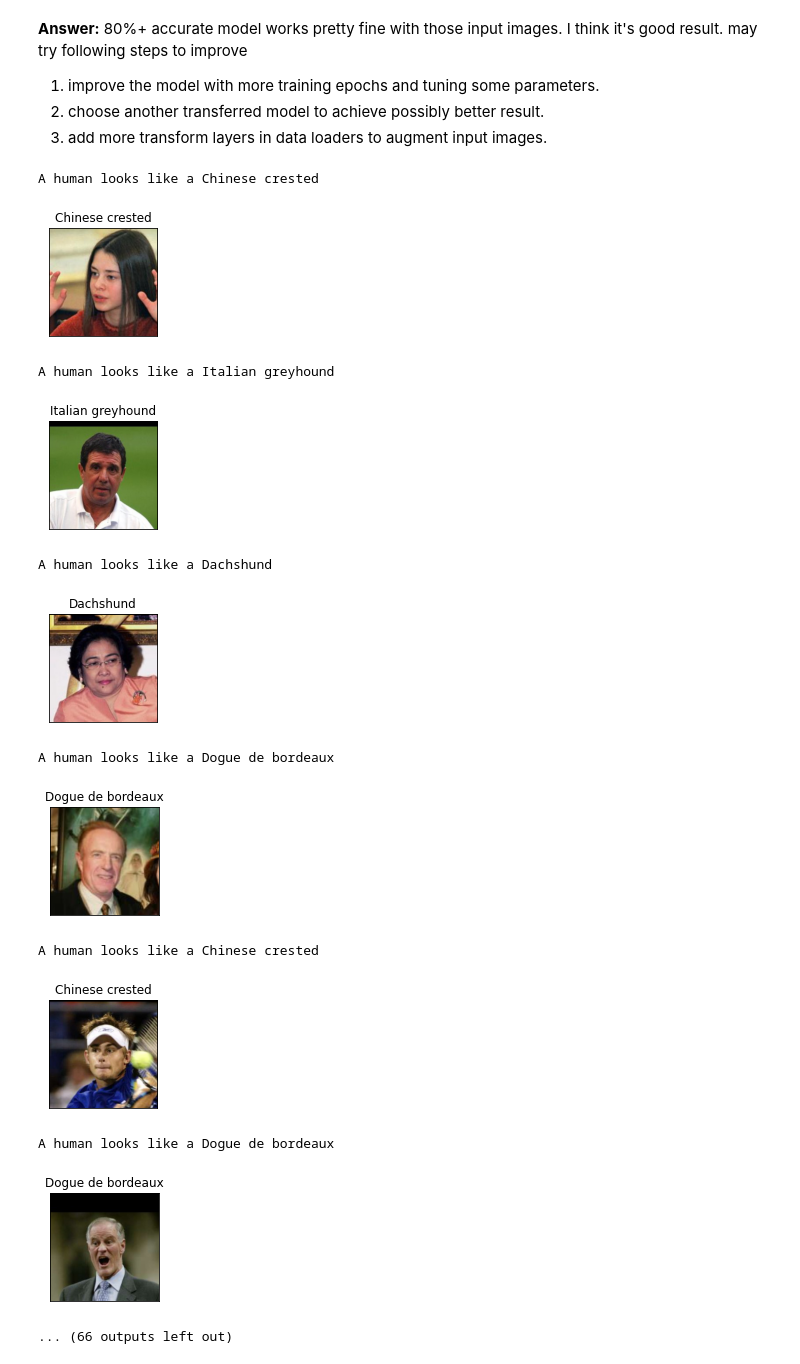
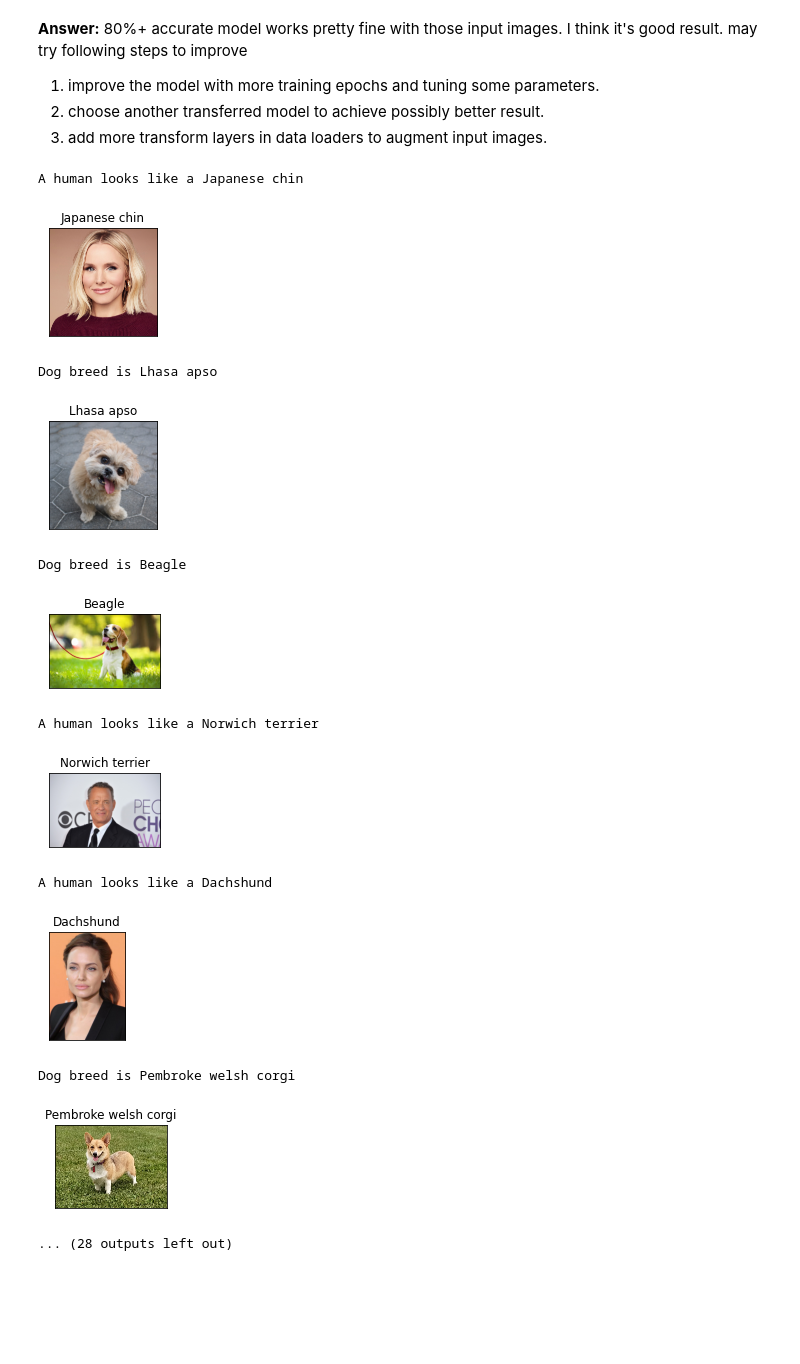
Before and after one commit to binit92/deeplearningpytorch, a Jupyter notebook: Dog-breed/dog_app.ipynb, the cells around one changed output. Saved outputs shown, nothing was run; the diff lists cells and outputs as text; code cells hidden in the pictures; blank space fills up the shorter version.

Commit message:
update dog breed classification and report files

```diff
--- a/Dog-breed/dog_app.ipynb
+++ b/Dog-breed/dog_app.ipynb
@@ -720,3 +720,5 @@ Write a function that takes an image path as input and returns the dog breed (`A
 data_transfer = {'train':train_data,
                  'valid':valid_data,
                  'test':test_data}
+# %%
+model_transfer.load_state_dict(torch.load('model_transfer.pt'))
@@ -730,8 +734,10 @@ class_names = [item[4:].replace("_", " ") for item in data_transfer['train'].cla
 def predict_breed_transfer(img_path):
     # load the image and return the predicted breed
     image = Image.open(img_path)
-    data_transform = transforms.Compose([transforms.RandomResizedCrop(224),
-                                      transforms.ToTensor()])
+    data_transform = transforms.Compose([transforms.Resize(256),
+                                  transforms.CenterCrop(224),
+                                 transforms.ToTensor(),
+                                 transforms.Normalize(mean=[0.485, 0.456, 0.406], std=[0.229, 0.224, 0.225])])
     image = data_transform(image)
     image = image.unsqueeze(0)
     model_transfer.eval()
@@ -804,25 +810,23 @@ may try following steps to improve
 # %%
 ## TODO: Execute your algorithm from Step 6 on
 ## at least 6 images on your computer.
 ## Feel free to use as many code cells as needed.
-human_indices = np.random.randint(len(human_files), size=20)
-dog_indices = np.random.randint(len(dog_files), size=20)
-human_inputs = [human_files[i] for i in human_indices]
-dog_inputs = [dog_files[i] for i in dog_indices]
+human_dog_files = np.array(glob("img/*"))
+
 ## suggested code, below
-for file in np.hstack((human_inputs[:20], dog_inputs[:20])):
+for file in human_dog_files:
     run_app(file)
 # %% [output]
-A human looks like a Chinese crested
+A human looks like a Japanese chin
-[figure, old version]
+[figure, new version]
-A human looks like a Italian greyhound
+Dog breed is Lhasa apso
-[figure, old version]
+[figure, new version]
-A human looks like a Dachshund
+Dog breed is Beagle
-[figure, old version]
+[figure, new version]
-A human looks like a Dogue de bordeaux
+A human looks like a Norwich terrier
-[figure, old version]
+[figure, new version]
-A human looks like a Chinese crested
+A human looks like a Dachshund
-[figure, old version]
+[figure, new version]
-A human looks like a Dogue de bordeaux
+Dog breed is Pembroke welsh corgi
-[figure, old version]
+[figure, new version]
-... (66 outputs left out)
+... (28 outputs left out)
```
Also changed, not shown: parts of 2 cells of this notebook, 1 other file.
